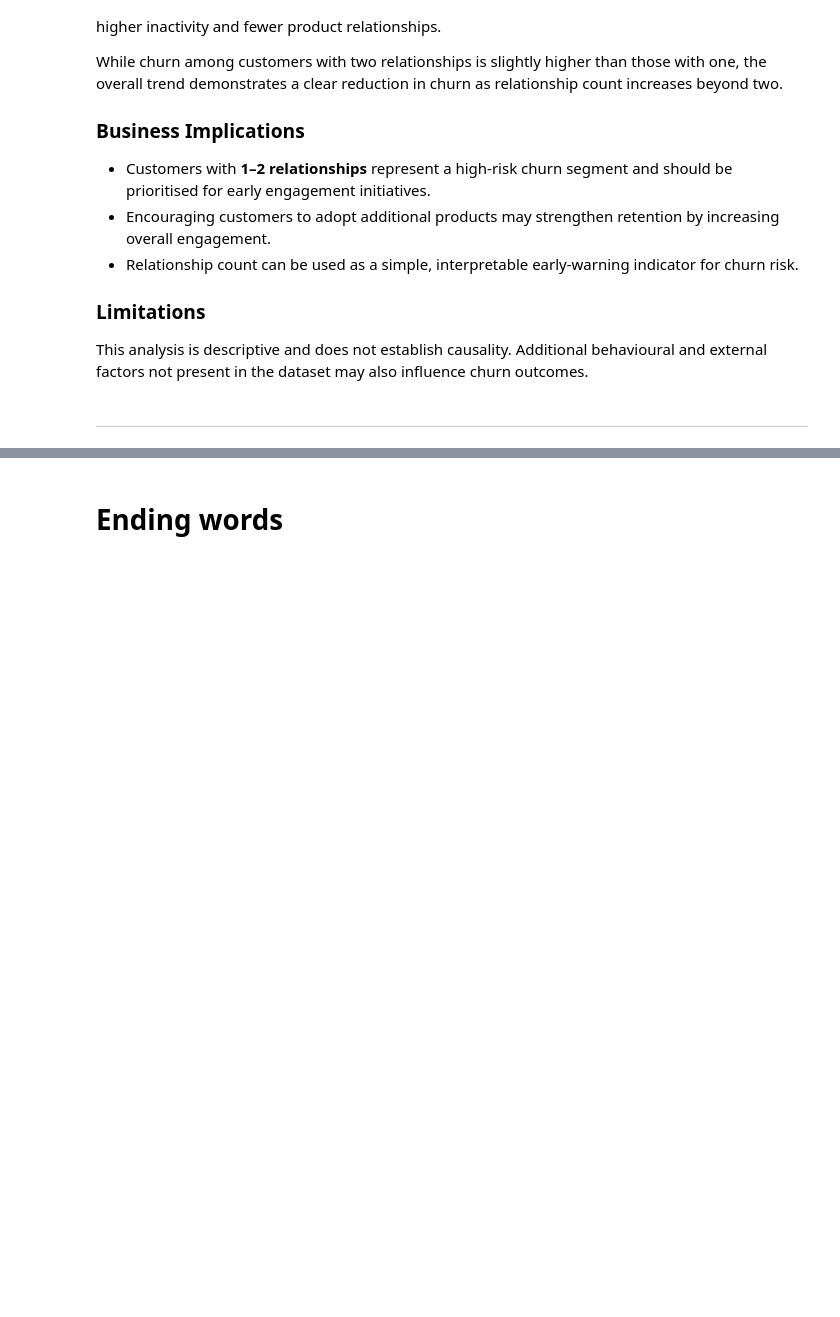
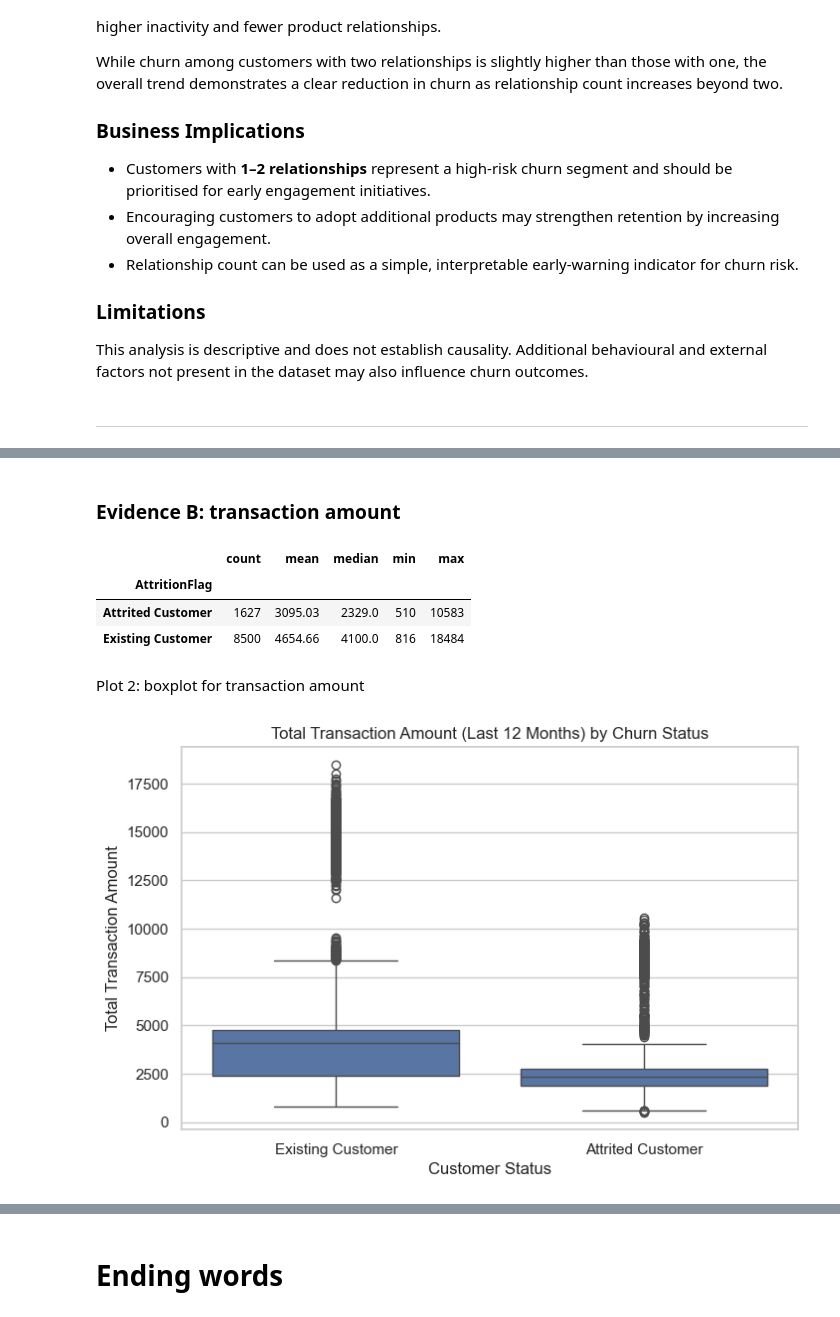
Before and after one commit to RNB1993/CreditCardChurn, a Jupyter notebook: jupyter_notebooks/DataVisualisation.ipynb, the cells around one changed output, grey strips where cells are left out. Saved outputs shown, nothing was run; the diff lists cells and outputs as text; code cells hidden in the pictures; blank space fills up the shorter version.

```diff
--- a/jupyter_notebooks/DataVisualisation.ipynb
+++ b/jupyter_notebooks/DataVisualisation.ipynb
@@ -201,0 +444,25 @@ may also influence churn outcomes.
+# %% [markdown]
+### Evidence B: transaction amount
+# %%
+trans_amt_summary = (
+    df.groupby("AttritionFlag")["TotalTransAmt"]
+      .agg(count="count", mean="mean", median="median", min="min", max="max")
+      .round(2)
+)
+trans_amt_summary
+# %% [output]
+|  | count | mean | median | min | max |
+| AttritionFlag |  |  |  |  |  |
+| Attrited Customer | 1627 | 3095.03 | 2329.0 | 510 | 10583 |
+| Existing Customer | 8500 | 4654.66 | 4100.0 | 816 | 18484 |
+# %% [markdown]
+Plot 2: boxplot for transaction amount
+# %%
+plt.figure(figsize=(8, 5))
+sns.boxplot(data=df, x="AttritionFlag", y="TotalTransAmt")
+plt.title("Total Transaction Amount (Last 12 Months) by Churn Status")
+plt.xlabel("Customer Status")
+plt.ylabel("Total Transaction Amount")
+plt.show()
+# %% [output]
+[figure, added]
```
Also changed, not shown: parts of 32 cells of this notebook, 1 other file.
